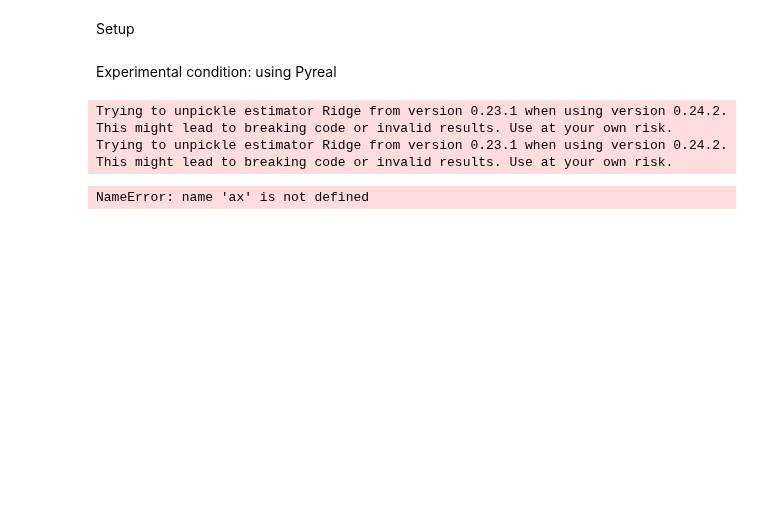
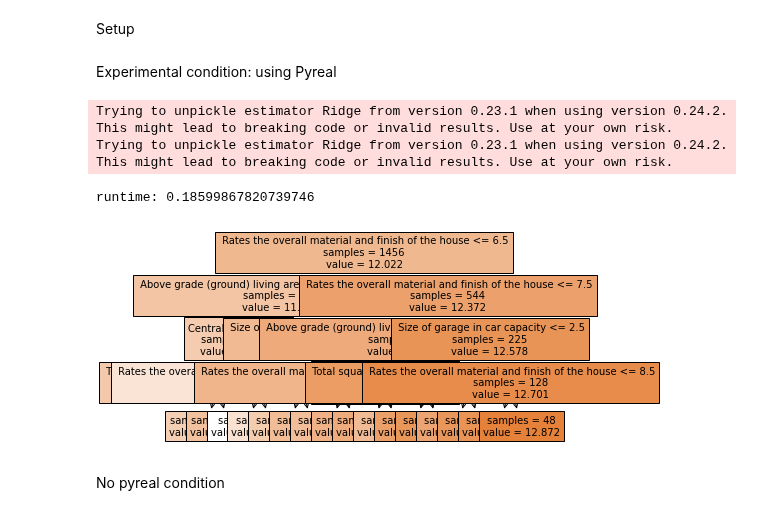
Before and after one commit to sibyl-dev/pyreal, a Jupyter notebook: experiments/experiment3.ipynb, the cells around one changed output. Saved outputs shown, nothing was run; the diff lists cells and outputs as text; code cells hidden in the pictures; blank space fills up the shorter version.

```diff
--- a/experiments/experiment3.ipynb
+++ b/experiments/experiment3.ipynb
@@ -14,7 +15,7 @@ Experimental condition: using Pyreal
 # %%
 from pyreal.transformers import Transformer, OneHotEncoder, fit_transformers
 from pyreal.explainers import DecisionTreeExplainer
-
+start = time.time()
 class AmesHousingImputer(Transformer):
     def data_transform(self, x):
             x_transform = x.copy()
@@ -54,32 +55,37 @@ class AmesHousingImputer(Transformer):
             x_transform.loc[:, "MasVnrArea"] = x_transform.loc[:, "MasVnrArea"].fillna(0)
             x_transform.loc[:, "MiscFeature"] = x_transform.loc[:, "MiscFeature"].fillna("No")
             x_transform.loc[:, "MiscVal"] = x_transform.loc[:, "MiscVal"].fillna(0)
             x_transform.loc[:, "OpenPorchSF"] = x_transform.loc[:, "OpenPorchSF"].fillna(0)
             x_transform.loc[:, "PavedDrive"] = x_transform.loc[:, "PavedDrive"].fillna("N")
             x_transform.loc[:, "PoolQC"] = x_transform.loc[:, "PoolQC"].fillna("No")
             x_transform.loc[:, "PoolArea"] = x_transform.loc[:, "PoolArea"].fillna(0)
             x_transform.loc[:, "SaleCondition"] = x_transform.loc[:, "SaleCondition"].fillna("Normal")
             x_transform.loc[:, "ScreenPorch"] = x_transform.loc[:, "ScreenPorch"].fillna(0)
             x_transform.loc[:, "TotRmsAbvGrd"] = x_transform.loc[:, "TotRmsAbvGrd"].fillna(0)
             x_transform.loc[:, "Utilities"] = x_transform.loc[:, "Utilities"].fillna("AllPub")
             x_transform.loc[:, "WoodDeckSF"] = x_transform.loc[:, "WoodDeckSF"].fillna(0)
             x_transform.loc[:, "Electrical"] = x_transform.loc[:, "Electrical"].fillna("SBrkr")
             x_num = x_transform.select_dtypes(exclude=["object"])
             x_cat = x_transform.select_dtypes(include=["object"])
             x_num = x_num.fillna(x_num.median())
             return pd.concat([x_num, x_cat], axis=1)
 object_columns = X_orig.select_dtypes(include=["object"]).columns
 transformers = [AmesHousingImputer(), OneHotEncoder(object_columns)]
 fit_transformers(transformers, X_orig)
 dte = DecisionTreeExplainer(model="../tutorials/ames_housing/model.pkl", x_train_orig=X_orig, is_classifier=False, max_depth=4, e_transformers=transformers, feature_descriptions=descriptions, fit_on_init=True)
 pyreal_explanation = dte.produce()
+print("runtime:", time.time()-start)
+
 
 from sklearn.tree import plot_tree
 import matplotlib.pyplot as plt
 
-plot_tree(pyreal_explanation, feature_names=dte.return_features(), impurity=False, fontsize=10, ax=ax, filled=True)
+plot_tree(pyreal_explanation, feature_names=dte.return_features(), impurity=False, fontsize=10, filled=True)
 plt.show()
 # %% [output]
 Trying to unpickle estimator Ridge from version 0.23.1 when using version 0.24.2. This might lead to breaking code or invalid results. Use at your own risk.
 Trying to unpickle estimator Ridge from version 0.23.1 when using version 0.24.2. This might lead to breaking code or invalid results. Use at your own risk.
-NameError: name 'ax' is not defined
+runtime: 0.18599867820739746
+[figure, added]
+# %% [markdown]
+No pyreal condition
```
Also changed, not shown: parts of 2 cells of this notebook, 3 other files.
